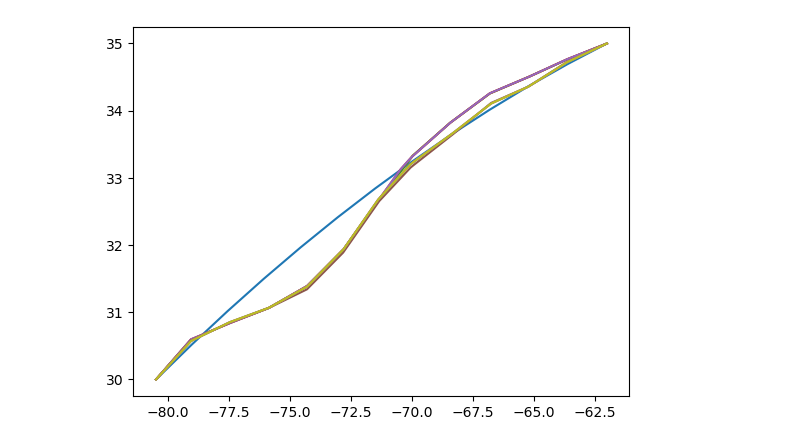
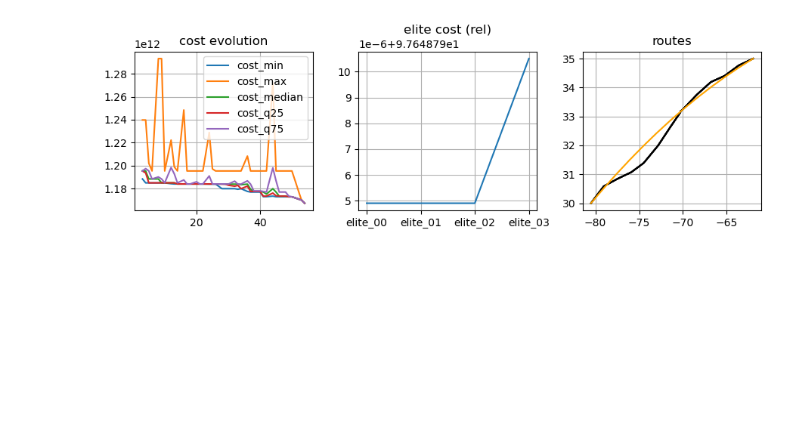
Before and after one commit to willirath/ship_routing, a Jupyter notebook: doc/examples/example_routing_analysis.ipynb, the cells around one changed output. Drawn from its saved outputs; the diff is of its cells as text; code cells hidden in the pictures; blank space fills up the shorter version.

Commit message:
Add visualisation

```diff
--- a/doc/examples/example_routing_analysis.ipynb
+++ b/doc/examples/example_routing_analysis.ipynb
@@ -25,5 +22,0 @@ import pandas as pd
-# %%
-res = RoutingResult.load_json("runs/example_routing_result.json")
-res.logs.to_dataframe().filter(like="cost_").drop(
-    ["cost_std", "cost_max"], axis=1
-).dropna().plot()
@@ -71,5 +23,6 @@ plt.hist(c, bins=7)
-# %%
-for _r in r:
-    plt.plot(*_r.xy)
-# %% [output]
-[figure, removed]
+# %%
+routing_result = RoutingResult.load_json("runs/example_routing_result.json")
+# %%
+routing_result.plot_full_routing_result();
+# %% [output]
+[figure, added]
```
Also changed, not shown: parts of 7 cells of this notebook, 3 other files.
